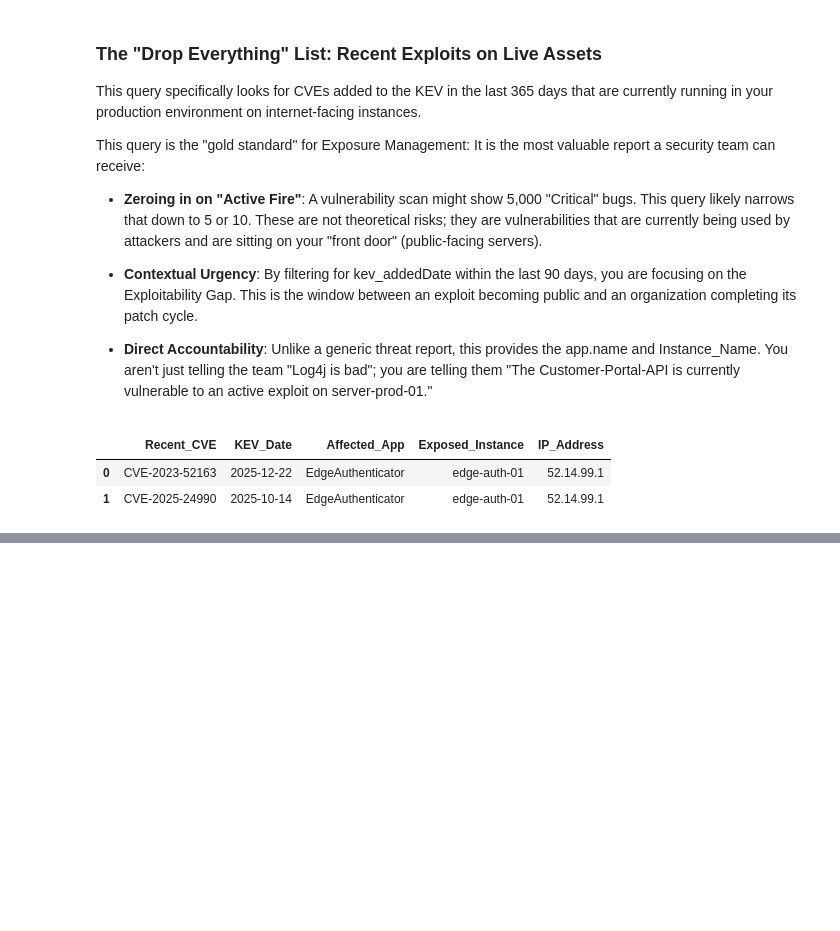
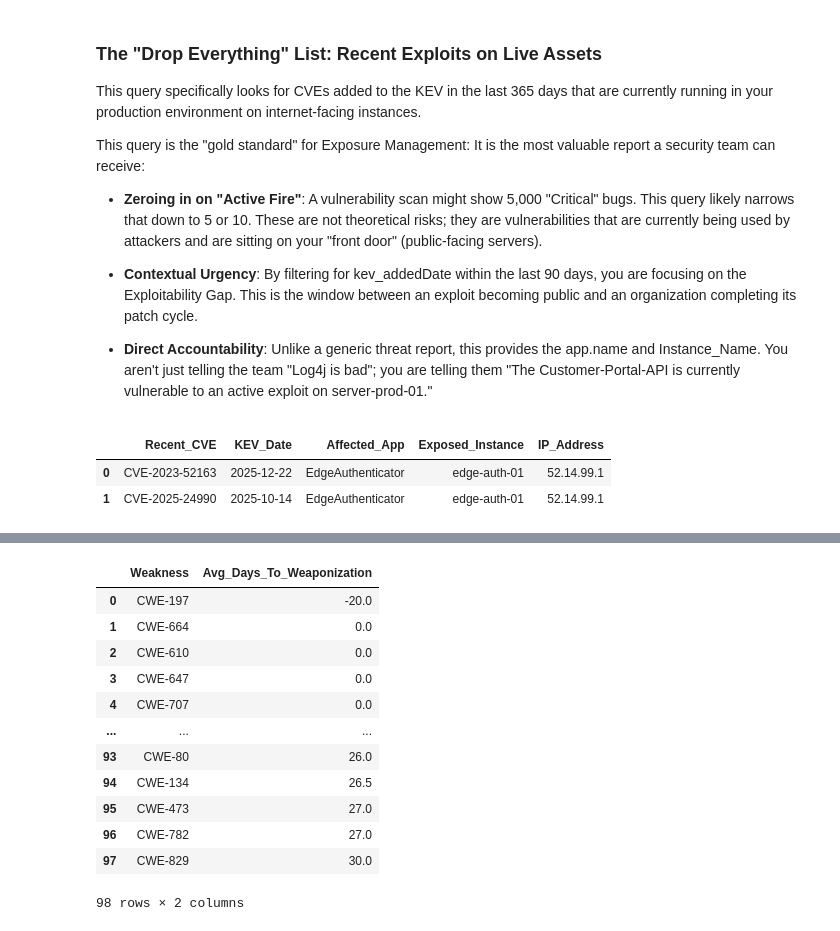
Before and after one commit to pedroleitao-neo4j/cyber-vpem, a Jupyter notebook: other.ipynb, the cells around one changed output, grey strips where cells are left out. Cells and saved outputs as stored; diff of their text form; code cells hidden in the pictures; blank space fills up the shorter version.

```diff
--- a/other.ipynb
+++ b/other.ipynb
@@ -166,0 +244,25 @@ df
+# %%
+query = """
+MATCH (w:CWE)<-[:HAS_PROBLEM_TYPE]-(v:CVE)-[:LISTED_IN]->(cat:Catalog {name: 'CISA KEV'})
+WITH w, v, duration.between(date(v.publishedDate), date(v.kev_addedDate)).days AS days_to_exploit
+RETURN w.id AS Weakness, avg(days_to_exploit) AS Avg_Days_To_Weaponization
+ORDER BY Avg_Days_To_Weaponization ASC
+"""
+results = run_cypher(query)
+# Print the results as an html table
+df = pd.DataFrame(results)
+df
+# %% [output]
+|  | Weakness | Avg_Days_To_Weaponization |
+| 0 | CWE-197 | -20.0 |
+| 1 | CWE-664 | 0.0 |
+| 2 | CWE-610 | 0.0 |
+| 3 | CWE-647 | 0.0 |
+| 4 | CWE-707 | 0.0 |
+| ... | ... | ... |
+| 93 | CWE-80 | 26.0 |
+| 94 | CWE-134 | 26.5 |
+| 95 | CWE-473 | 27.0 |
+| 96 | CWE-782 | 27.0 |
+| 97 | CWE-829 | 30.0 |
+98 rows × 2 columns
```
Also changed, not shown: parts of 7 cells of this notebook, 2 other files.
